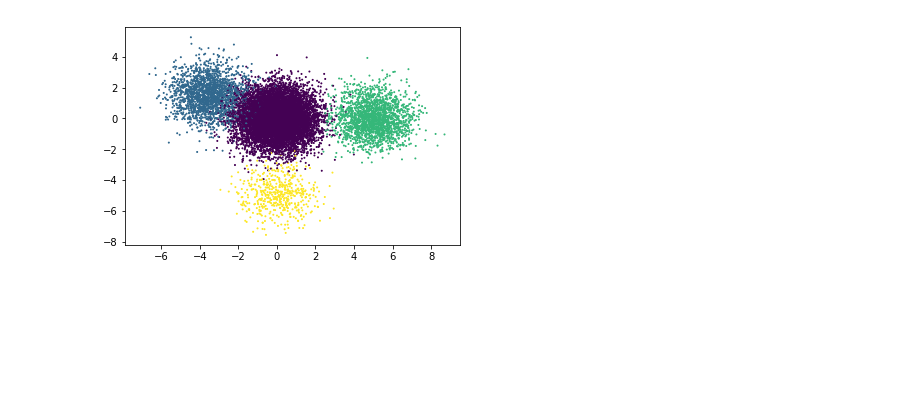
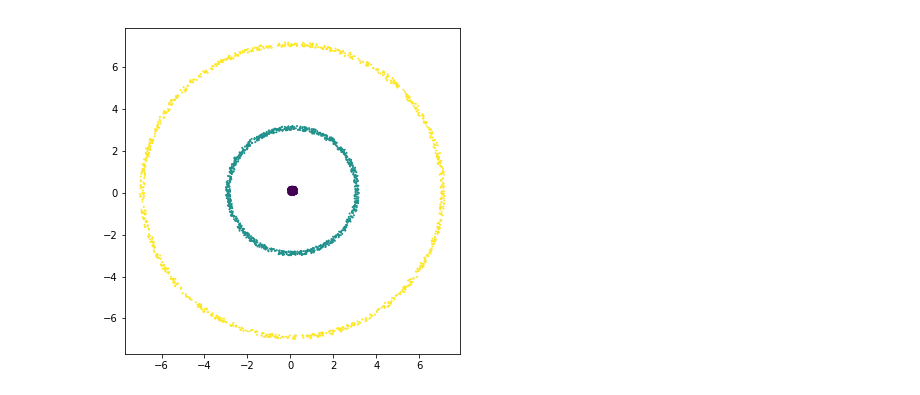
Before and after one commit to edforsberg/MME440_Project2, a Jupyter notebook: HakonV_InfoTheoCluster.ipynb, the cells around one changed output. Saved outputs shown, nothing was run; the diff lists cells and outputs as text; code cells hidden in the pictures; blank space fills up the shorter version.

Commit message:
added cicularData

```diff
--- a/HakonV_InfoTheoCluster.ipynb
+++ b/HakonV_InfoTheoCluster.ipynb
@@ -3,15 +3,18 @@
 # %%
 import matplotlib.pyplot as plt
 import matplotlib
 import numpy as np
 import random
 from sklearn.utils import shuffle
+from sklearn import cluster
 import CreateDataFunctions as df
-Xdat, Ydat = df.Data1()
+from scipy.spatial import distance
+data1, c1  = df.Data_gussian_cluster()
+data2, c2 = df.Data2()
+data3, c3 = df.Data_circ_cluster()
+data4, c4 = df.ThreeCirclesData()
+plt.figure(figsize=(6,6))
+plt.scatter(data4[:,0],data4[:,1], c=c4,s=1)
+plt.show()
+# %% [output]
+[figure, added]
-# %%
-
-
-plt.scatter(Xdat[:,0],Xdat[:,1],s=1,c=Ydat)
-plt.show()
-# %% [output]
-[figure, removed]
```
Also changed, not shown: parts of 5 cells of this notebook, 1 other file.
